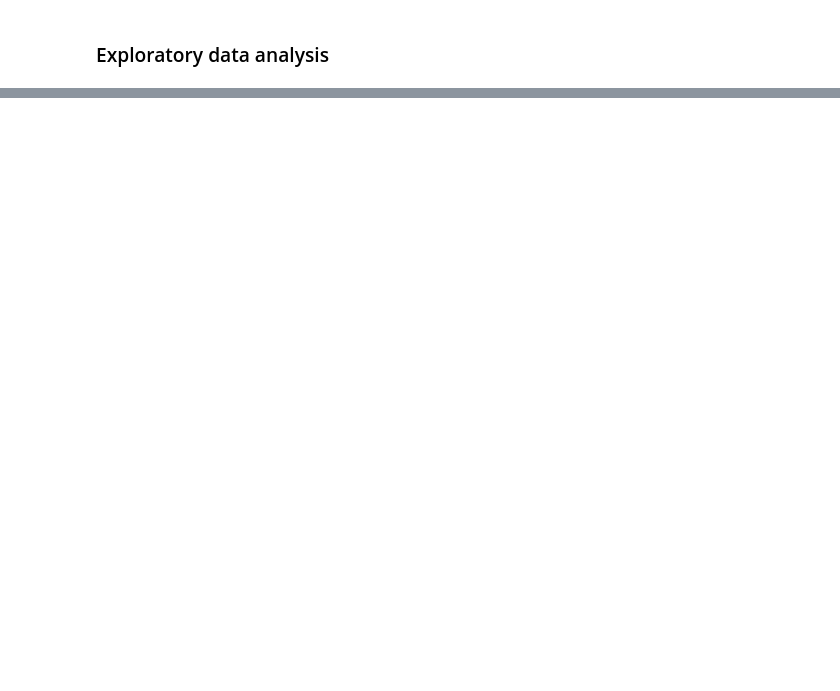
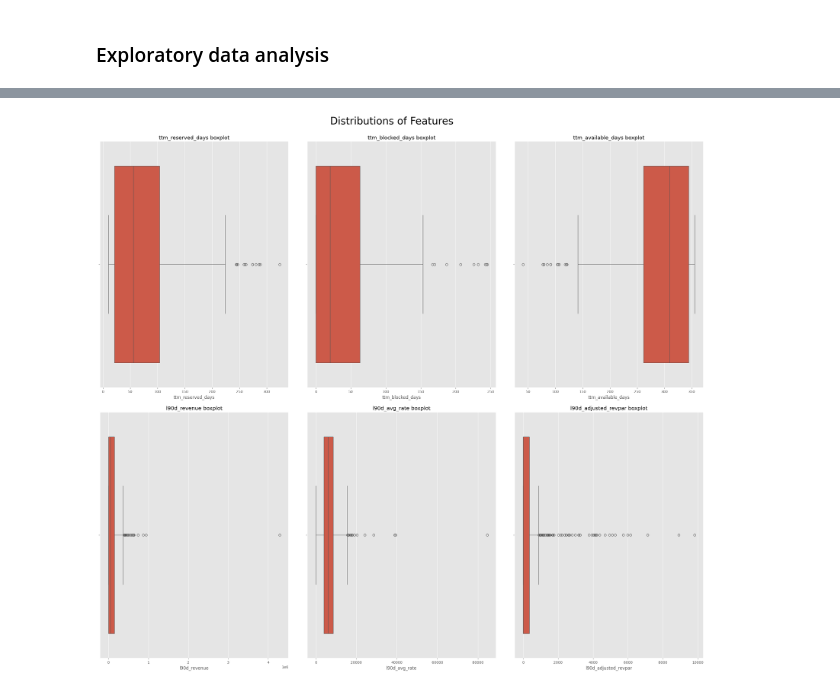
Before and after one commit to Morris-mk/Nairobi_AirbnbMarket_Overview_and-_InvestmentAnalysis, a Jupyter notebook: Airbnb_analysis.ipynb, the cells around one changed output, grey strips where cells are left out. Cells and saved outputs as stored; diff of their text form; code cells hidden in the pictures; blank space fills up the shorter version.

```diff
--- a/Airbnb_analysis.ipynb
+++ b/Airbnb_analysis.ipynb
@@ -297,0 +238,4 @@ def create_distributions(data, cols):
+# %%
+create_distributions(df_listings, cols_listings[8:], 2,3)
+# %% [output]
+[figure, added]
```
Also changed, not shown: parts of 17 cells of this notebook.
